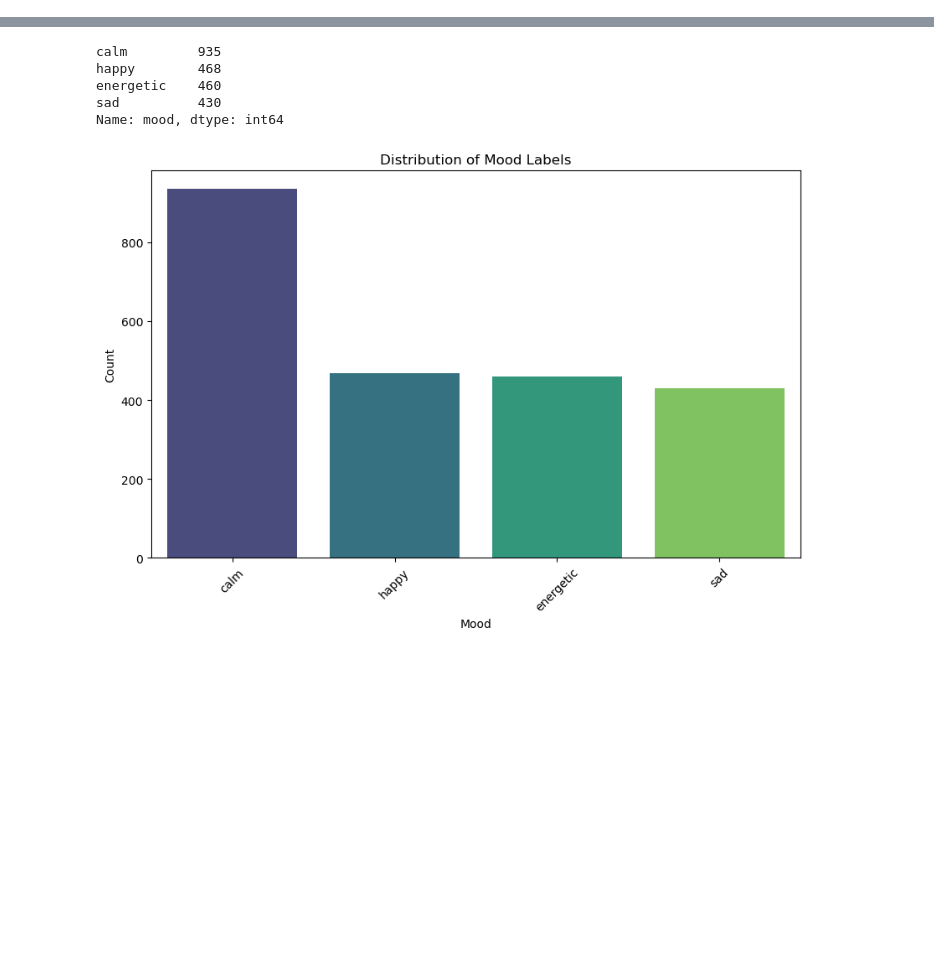
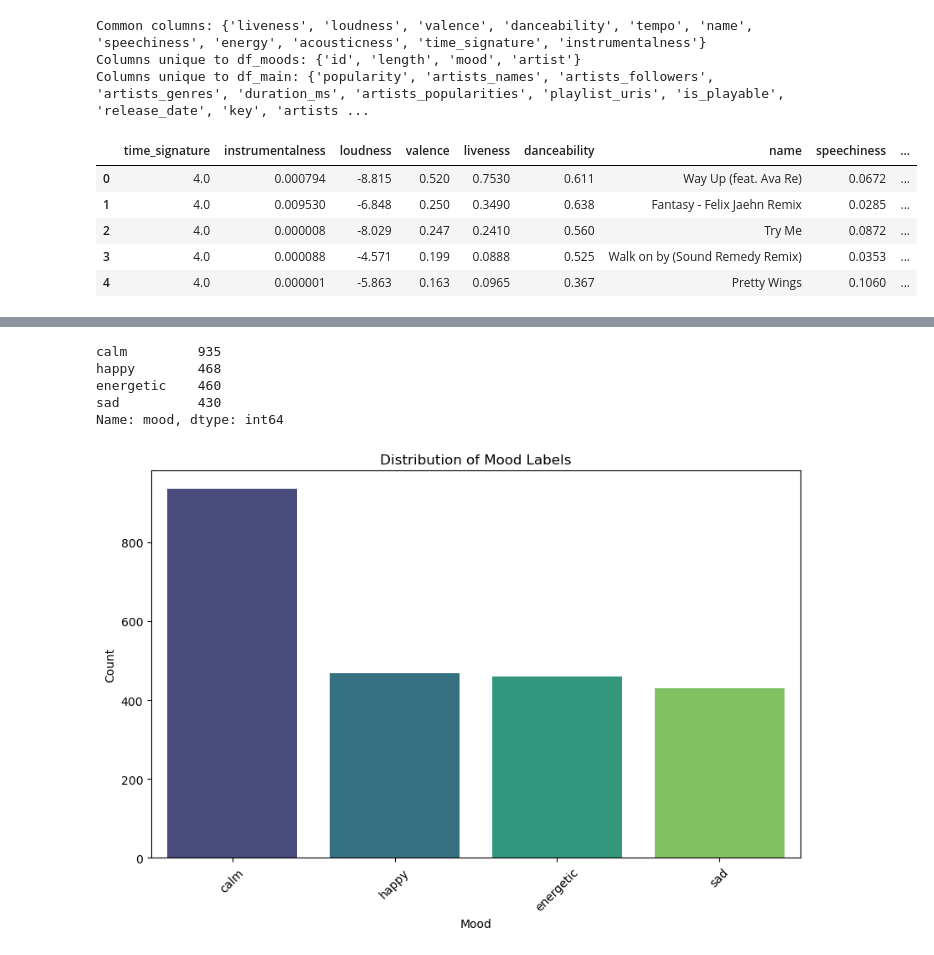
Before and after one commit to JuanRobledo12/cse6242-project, a Jupyter notebook: main.ipynb, the cells around one changed output, grey strips where cells are left out. Drawn from its saved outputs; the diff is of its cells as text; code cells hidden in the pictures; blank space fills up the shorter version.

```diff
--- a/main.ipynb
+++ b/main.ipynb
@@ -52,0 +72,29 @@ None
+# %%
+# Get lists of columns
+columns_df_moods = set(df_moods.columns)
+columns_df_main = set(df_main.columns)
+
+# Find common columns
+common_columns = columns_df_moods.intersection(columns_df_main)
+
+# Find unique columns
+unique_to_df_moods = columns_df_moods.difference(columns_df_main)
+unique_to_df_main = columns_df_main.difference(columns_df_moods)
+
+# Print results
+print("Common columns:", common_columns)
+print("Columns unique to df_moods:", unique_to_df_moods)
+print("Columns unique to df_main:", unique_to_df_main)
+# %% [output]
+Common columns: {'liveness', 'loudness', 'valence', 'danceability', 'tempo', 'name', 'speechiness', 'energy', 'acousticness', 'time_signature', 'instrumentalness'}
+Columns unique to df_moods: {'id', 'length', 'mood', 'artist'}
+Columns unique to df_main: {'popularity', 'artists_names', 'artists_followers', 'artists_genres', 'duration_ms', 'artists_popularities', 'playlist_uris', 'is_playable', 'release_date', 'key', 'artists ...
+# %%
+df_main[['time_signature', 'instrumentalness', 'loudness', 'valence', 'liveness', 'danceability', 'name', 'speechiness', 'acousticness', 'tempo', 'energy']].head()
+# %% [output]
+|  | time_signature | instrumentalness | loudness | valence | liveness | danceability | name | speechiness | ... |
+| 0 | 4.0 | 0.000794 | -8.815 | 0.520 | 0.7530 | 0.611 | Way Up (feat. Ava Re) | 0.0672 | ... |
+| 1 | 4.0 | 0.009530 | -6.848 | 0.250 | 0.3490 | 0.638 | Fantasy - Felix Jaehn Remix | 0.0285 | ... |
+| 2 | 4.0 | 0.000008 | -8.029 | 0.247 | 0.2410 | 0.560 | Try Me | 0.0872 | ... |
+| 3 | 4.0 | 0.000088 | -4.571 | 0.199 | 0.0888 | 0.525 | Walk on by (Sound Remedy Remix) | 0.0353 | ... |
+| 4 | 4.0 | 0.000001 | -5.863 | 0.163 | 0.0965 | 0.367 | Pretty Wings | 0.1060 | ... |
```
Also changed, not shown: parts of 63 cells of this notebook, 3 other files.
